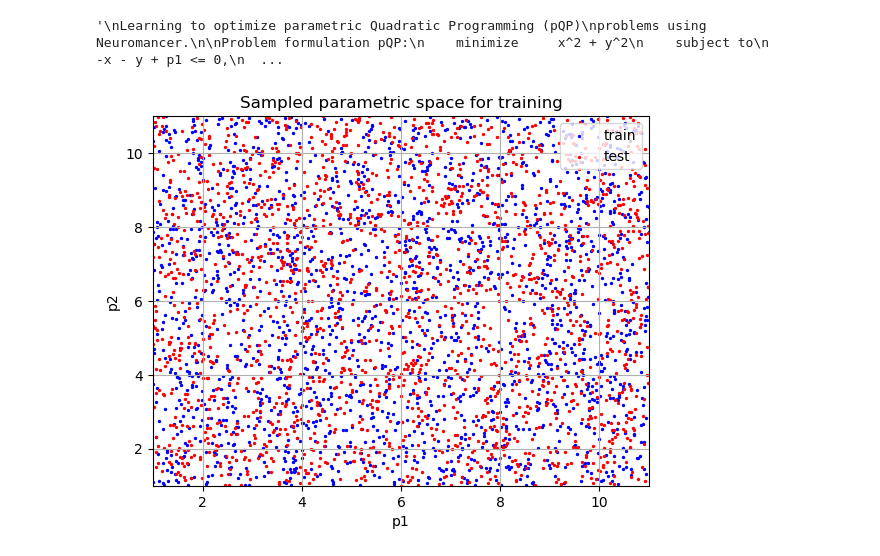
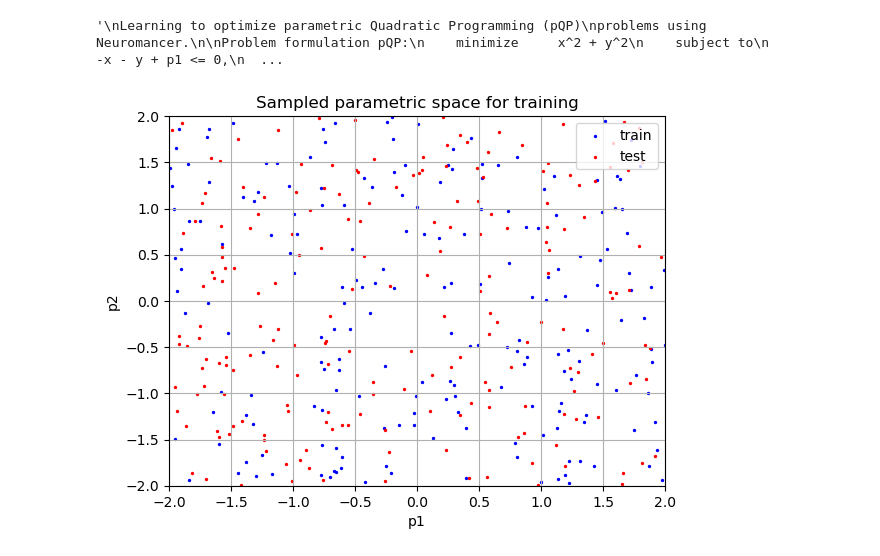
Before and after one commit to pnnl/LOPO, a Jupyter notebook: New_Experiments/pQp_example_ADMM_withTrainedMetric.ipynb, the cells around one changed output. Drawn from its saved outputs; the diff is of its cells as text; code cells hidden in the pictures.

```diff
--- a/New_Experiments/pQp_example_ADMM_withTrainedMetric.ipynb
+++ b/New_Experiments/pQp_example_ADMM_withTrainedMetric.ipynb
@@ -37,9 +37,9 @@ from neuromancer.system import Node
 """
 data_seed = 408
 np.random.seed(data_seed)
-nsim = 2000  # number of datapoints: increase sample density for more robust results
+nsim = 200  # number of datapoints: increase sample density for more robust results
 # create dictionaries with sampled datapoints with uniform distribution
-p_low, p_high = 1.0, 11.0
+p_low, p_high = -2.0, 2.0
 samples_train = {"p1": torch.FloatTensor(nsim, 1).uniform_(p_low, p_high),
                     "p2": torch.FloatTensor(nsim, 1).uniform_(p_low, p_high)}
 samples_dev = {"p1": torch.FloatTensor(nsim, 1).uniform_(p_low, p_high),
@@ -50,34 +50,34 @@ samples_test = {"p1": torch.FloatTensor(nsim, 1).uniform_(p_low, p_high),
 train_data = DictDataset(samples_train, name='train')
 dev_data = DictDataset(samples_dev, name='dev')
 test_data = DictDataset(samples_test, name='test')
 # create torch dataloaders for the Trainer
 train_loader = torch.utils.data.DataLoader(train_data, batch_size=100, num_workers=0,
                                             collate_fn=train_data.collate_fn, shuffle=True)
 dev_loader = torch.utils.data.DataLoader(dev_data, batch_size=100, num_workers=0,
                                             collate_fn=dev_data.collate_fn, shuffle=True)
 test_loader = torch.utils.data.DataLoader(test_data, batch_size=100, num_workers=0,
                                             collate_fn=test_data.collate_fn, shuffle=True)
 # note: training quality will depend on the DataLoader parameters such as batch size and shuffle
 
 # visualize taining and test samples for 2D parametric space
 a_train = samples_train['p1'].numpy()
 p_train = samples_train['p2'].numpy()
 a_dev = samples_dev['p1'].numpy()
 p_dev = samples_dev['p2'].numpy()
 plt.figure()
 plt.scatter(a_train, p_train, s=2., c='blue', marker='o')
 plt.scatter(a_dev, p_dev, s=2., c='red', marker='o')
 plt.title('Sampled parametric space for training')
 plt.xlim(p_low, p_high)
 plt.ylim(p_low, p_high)
 plt.grid(True)
 plt.xlabel('p1')
 plt.ylabel('p2')
 plt.legend(['train', 'test'], loc='upper right')
 plt.show()
 plt.show(block=True)
 # %% [output]
-[figure, old version]
+[figure, new version]
 # %%
 
 """
```
Also changed, not shown: parts of 12 cells of this notebook, 3 other files.
